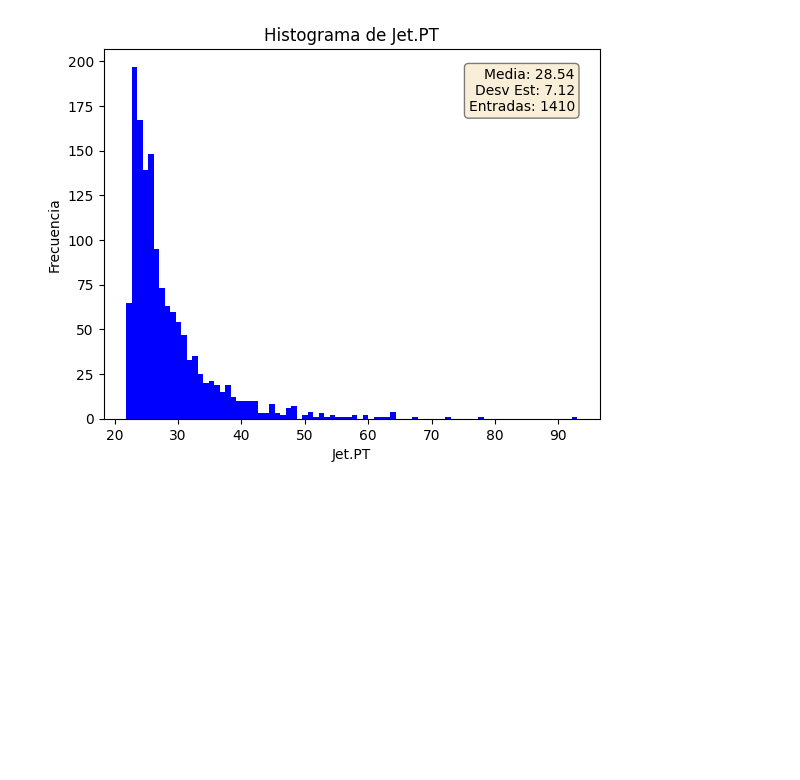
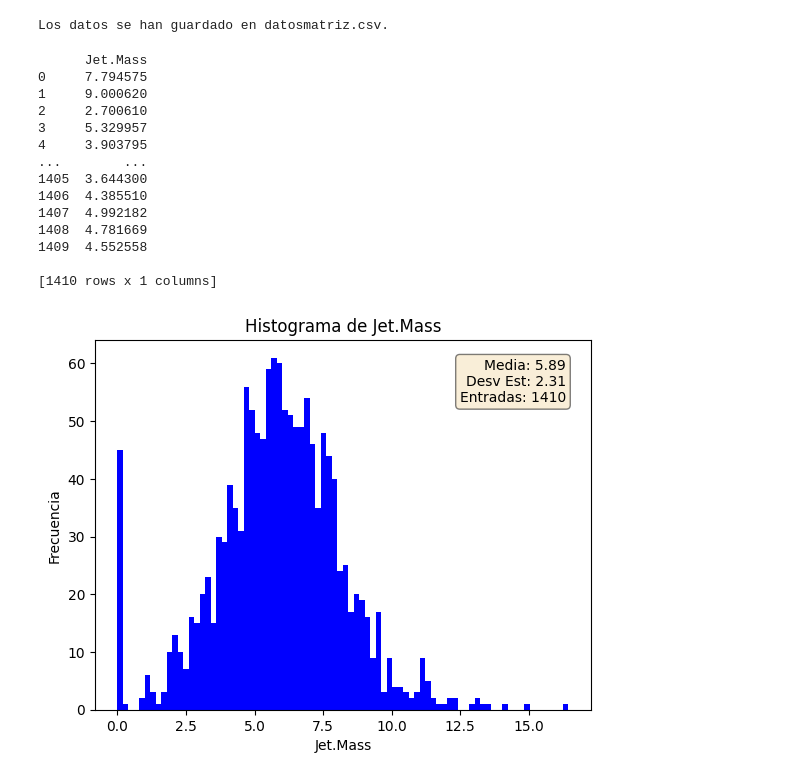
Before and after one commit to tonnysoyyo/MLbtagging, a Jupyter notebook: TtreToCsv.ipynb, the cells around one changed output. Saved outputs shown, nothing was run; the diff lists cells and outputs as text; code cells hidden in the pictures; blank space fills up the shorter version.

```diff
--- a/TtreToCsv.ipynb
+++ b/TtreToCsv.ipynb
@@ -38,32 +82,73 @@ if __name__ == "__main__":
+# %%
+# Rutas y nombres de las entidades
+ruta_archivo_root = "Events/run_01/tag_1_delphes_events.root"
+nombre_arbol = "Delphes"
+nombre_rama = "Jet"
+nombre_hoja = "Jet.Mass"
+ruta_salida_csv = "output.csv"
+
+# Tu código para obtener el array awkward
+datos_hoja = uproot.open(ruta_archivo_root)[
+    nombre_arbol][nombre_rama][nombre_hoja].array().tolist()
+
+# Especifica el nombre del archivo CSV
+nombre_archivo = 'datosmatriz.csv'
+
+# Abre el archivo CSV en modo de escritura
+with open(nombre_archivo, 'w', newline='') as archivo_csv:
+    # Crea un escritor CSV
+    escritor_csv = csv.writer(archivo_csv)
+
+    # Escribe las filas en el archivo CSV
+    for fila in datos_hoja:
+        escritor_csv.writerow(fila)
+
+print(f'Los datos se han guardado en {nombre_archivo}.')
+# %% [output]
+Los datos se han guardado en datosmatriz.csv.
 # %%
 import pandas as pd
 import matplotlib.pyplot as plt
 
 # Cargar el archivo CSV en un DataFrame
 df = pd.read_csv('output.csv')
-
+print(df)
 # Seleccionar la columna de interés
-columna_de_interes = 'Jet.PT'
+columna_de_interes = 'Jet.Mass'
 data = df[columna_de_interes]
 
 # Calcular estadísticas
 media = data.mean()
 std_dev = data.std()
 num_entradas = len(data)
 
 # Crear el histograma
 plt.hist(data, bins=82, color='blue')
 
 # Personalizar el gráfico
 plt.title('Histograma de {}'.format(columna_de_interes))
 plt.xlabel(columna_de_interes)
 plt.ylabel('Frecuencia')
 
 # Agregar texto con información estadística en la esquina superior derecha
 info_text = f'Media: {media:.2f}\nDesv Est: {std_dev:.2f}\nEntradas: {num_entradas}'
 plt.text(0.95, 0.95, info_text, transform=plt.gca().transAxes, ha='right', va='top', bbox=dict(boxstyle='round', facecolor='wheat', alpha=0.5))
 
 # Mostrar el gráfico
 plt.show()
 # %% [output]
+      Jet.Mass
+0     7.794575
+1     9.000620
+2     2.700610
+3     5.329957
+4     3.903795
+...        ...
+1405  3.644300
+1406  4.385510
+1407  4.992182
+1408  4.781669
+1409  4.552558
+
+[1410 rows x 1 columns]
-[figure, old version]
+[figure, new version]
```
Also changed, not shown: parts of 2 cells of this notebook.
